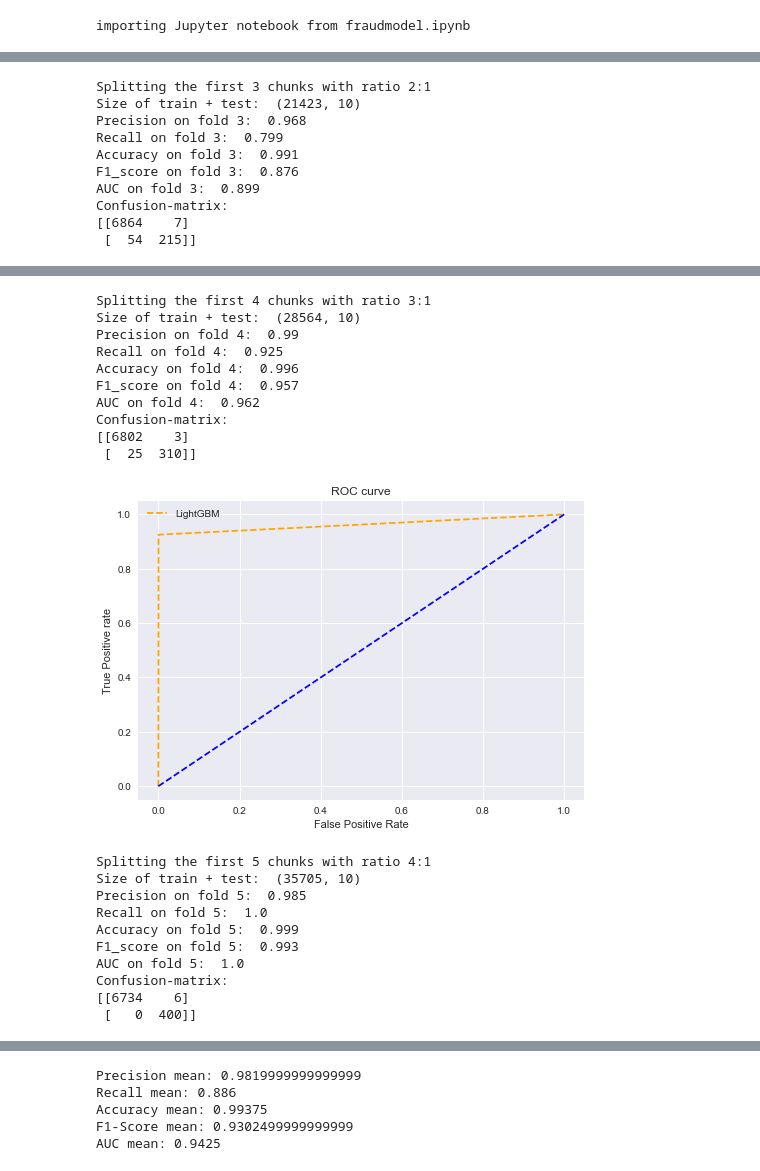
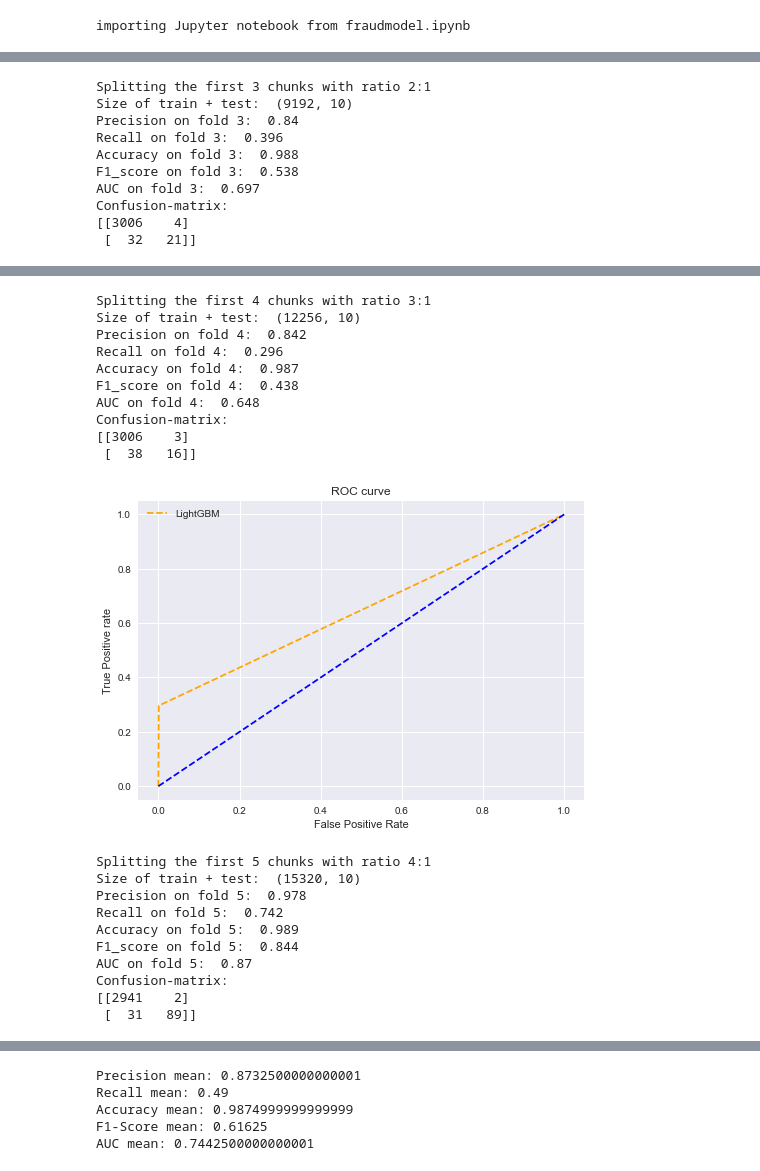
Before and after one commit to hungyichang19980105/Payability-project, a Jupyter notebook: Payability/Eval.ipynb, the cells around one changed output, grey strips where cells are left out. Drawn from its saved outputs; the diff is of its cells as text; code cells hidden in the pictures.

```diff
--- a/Payability/Eval.ipynb
+++ b/Payability/Eval.ipynb
@@ -16,7 +16,7 @@ from sklearn.metrics import classification_report, accuracy_score, recall_score,
 importing Jupyter notebook from fraudmodel.ipynb
 # %%
 # Import dataset
-df = pd.read_csv('data/input.csv')
+df = pd.read_csv('data/Old_input.csv')
 df2 = df[['transaction_risk_score','cc_amount','ledger_balance','cardholder_presence','card_presence',
           'partial_approval_capable','channel','processing_type','date','cc_acceptor_state','cc_acceptor_country','is_fraud']]
 df2 = df2.sort_values(by='date')
@@ -470,5 +470,5 @@ Confusion-matrix:
 ... (27 outputs left out)
 # %%
-LGBM5 = model.TimeSeriesKFold(X, y, 5, 'LightGBM')
+LGBM5 = fraudmodel.TimeSeriesKFold(X, y, 5, 'LightGBM')
 # %% [output]
 -----LightGBM-----
@@ -489,10 +489,10 @@ Confusion-matrix:
 Splitting the first 3 chunks with ratio 2:1
-Size of train + test:  (21423, 10)
-Precision on fold 3:  0.968
-Recall on fold 3:  0.799
-Accuracy on fold 3:  0.991
-F1_score on fold 3:  0.876
-AUC on fold 3:  0.899
+Size of train + test:  (9192, 10)
+Precision on fold 3:  0.84
+Recall on fold 3:  0.396
+Accuracy on fold 3:  0.988
+F1_score on fold 3:  0.538
+AUC on fold 3:  0.697
 Confusion-matrix:
-[[6864    7]
- [  54  215]]
+[[3006    4]
+ [  32   21]]
@@ -500,21 +500,21 @@ Confusion-matrix:
 Splitting the first 4 chunks with ratio 3:1
-Size of train + test:  (28564, 10)
-Precision on fold 4:  0.99
-Recall on fold 4:  0.925
-Accuracy on fold 4:  0.996
-F1_score on fold 4:  0.957
-AUC on fold 4:  0.962
+Size of train + test:  (12256, 10)
+Precision on fold 4:  0.842
+Recall on fold 4:  0.296
+Accuracy on fold 4:  0.987
+F1_score on fold 4:  0.438
+AUC on fold 4:  0.648
 Confusion-matrix:
-[[6802    3]
- [  25  310]]
+[[3006    3]
+ [  38   16]]
-[figure, old version]
+[figure, new version]
 Splitting the first 5 chunks with ratio 4:1
-Size of train + test:  (35705, 10)
-Precision on fold 5:  0.985
-Recall on fold 5:  1.0
-Accuracy on fold 5:  0.999
-F1_score on fold 5:  0.993
-AUC on fold 5:  1.0
+Size of train + test:  (15320, 10)
+Precision on fold 5:  0.978
+Recall on fold 5:  0.742
+Accuracy on fold 5:  0.989
+F1_score on fold 5:  0.844
+AUC on fold 5:  0.87
 Confusion-matrix:
-[[6734    6]
- [   0  400]]
+[[2941    2]
+ [  31   89]]
@@ -522,6 +522,6 @@ Confusion-matrix:
-Precision mean: 0.9819999999999999
-Recall mean: 0.886
-Accuracy mean: 0.99375
-F1-Score mean: 0.9302499999999999
-AUC mean: 0.9425
+Precision mean: 0.8732500000000001
+Recall mean: 0.49
+Accuracy mean: 0.9874999999999999
+F1-Score mean: 0.61625
+AUC mean: 0.7442500000000001
 # %%
```
Also changed, not shown: parts of 15 cells of this notebook, 18 other files.
